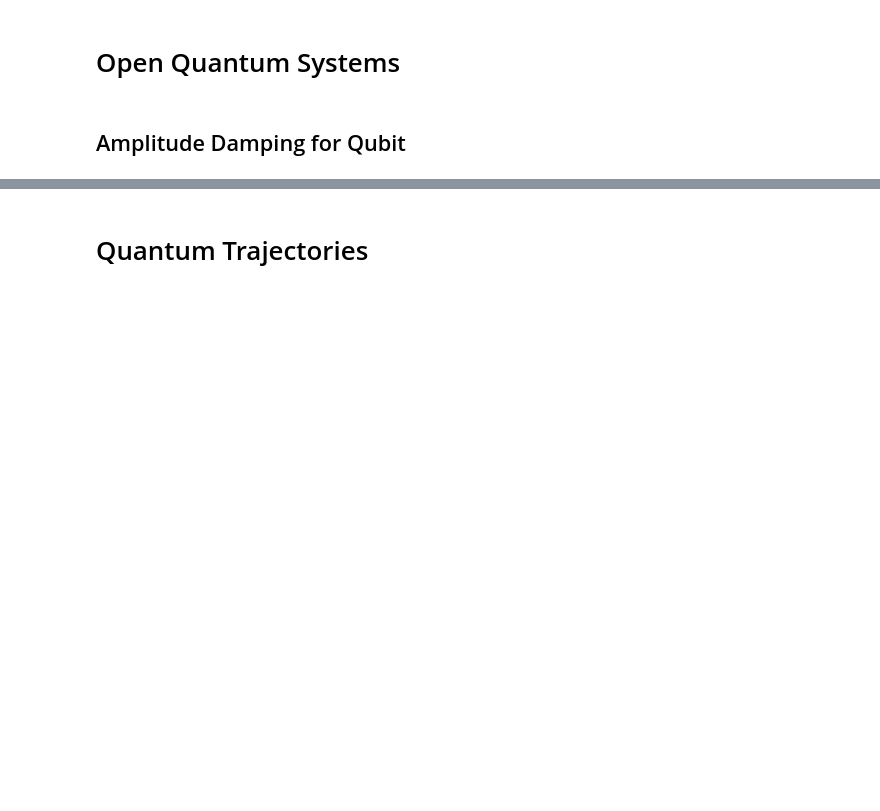
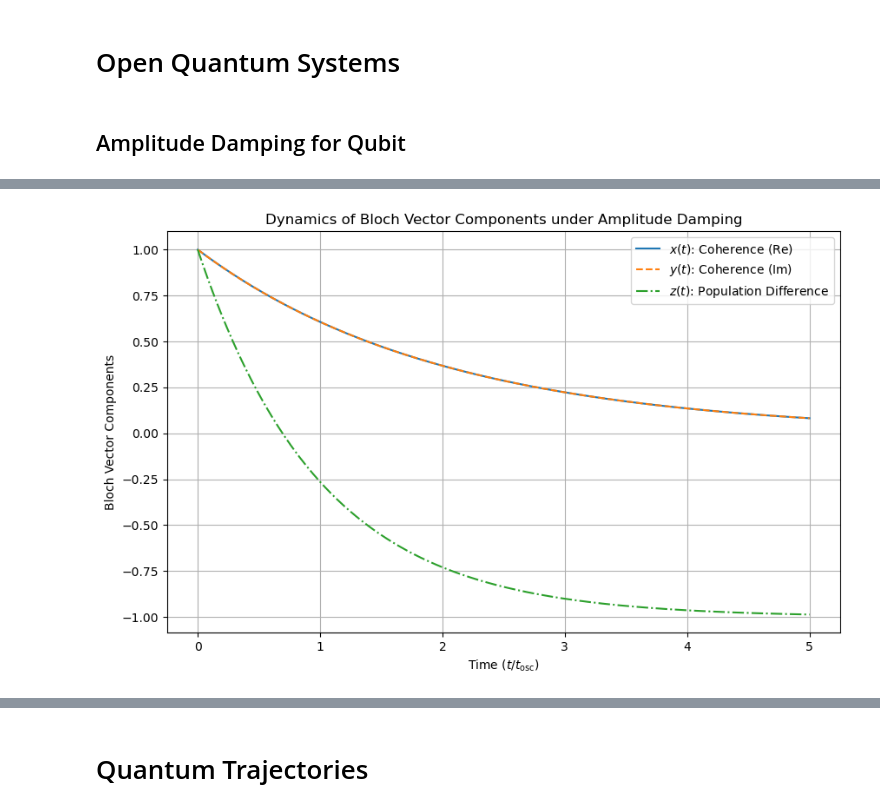
Before and after one commit to ejsung/Quantum-Trajectories-of-Schr-dinger-Cat-States, a Jupyter notebook: quantum_trajectories.ipynb, the cells around one changed output, grey strips where cells are left out. Drawn from its saved outputs; the diff is of its cells as text; code cells hidden in the pictures; blank space fills up the shorter version.

```diff
--- a/quantum_trajectories.ipynb
+++ b/quantum_trajectories.ipynb
@@ -80,0 +103,39 @@ plt.show()
+# %%
+# Define parameters
+gamma = 1.0  # Decay rate
+t = np.linspace(0, 5, 500)  # Time points
+
+# Initial conditions
+x0 = 1.0
+y0 = 1.0
+z0 = 1.0
+
+# Solutions for Bloch vector components
+x = x0 * np.exp(-gamma * t / 2)
+y = y0 * np.exp(-gamma * t / 2)
+z = z0 * np.exp(-gamma * t) - (1 - np.exp(-gamma * t))
+
+# Plot x(t), y(t), z(t)
+plt.figure(figsize=(10, 6))
+
+# Plot x(t)
+plt.plot(t, x, label=r"$x(t)$: Coherence (Re)", linestyle="-")
+# Plot y(t)
+plt.plot(t, y, label=r"$y(t)$: Coherence (Im)", linestyle="--")
+# Plot z(t)
+plt.plot(t, z, label=r"$z(t)$: Population Difference", linestyle="-.")
+
+# Customize the plot
+plt.title("Dynamics of Bloch Vector Components under Amplitude Damping")
+plt.xlabel("Time $(t/t_{\\text{osc}})$")
+plt.ylabel("Bloch Vector Components")
+plt.legend()
+plt.grid(True)
+
+# Save the plot
+plt.savefig(os.path.join(img_path, 'bloch_vector_components_opti646.pdf'), dpi=300)
+
+# Show the plot
+plt.show()
+# %% [output]
+[figure, added]
```
Also changed, not shown: parts of 30 cells of this notebook, 26 other files.
